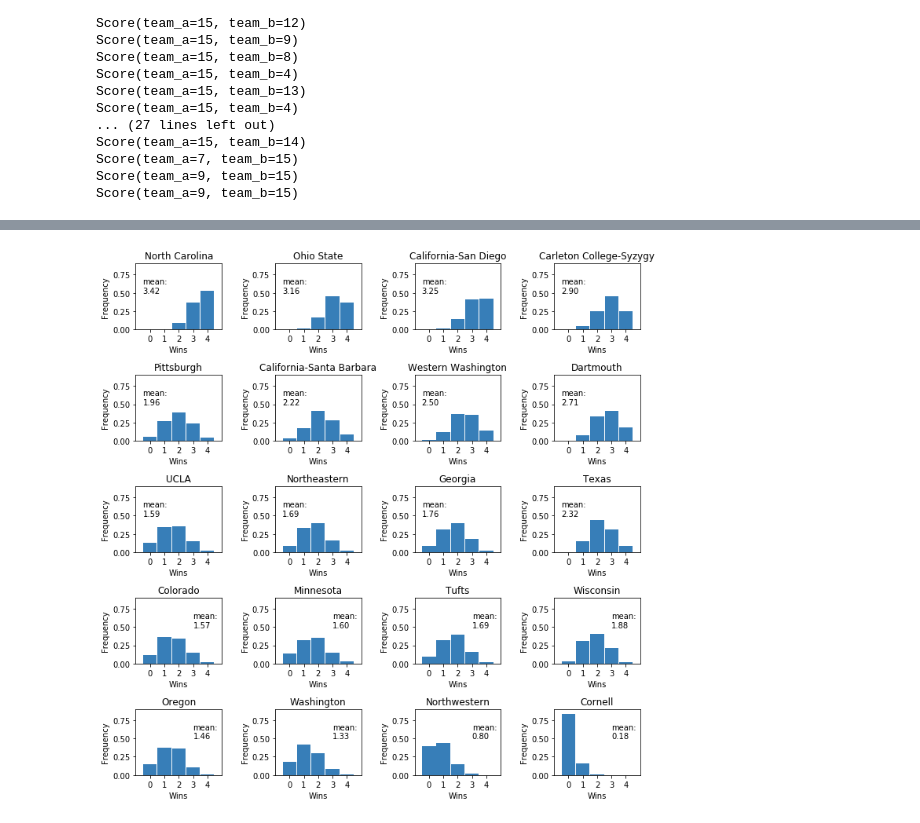
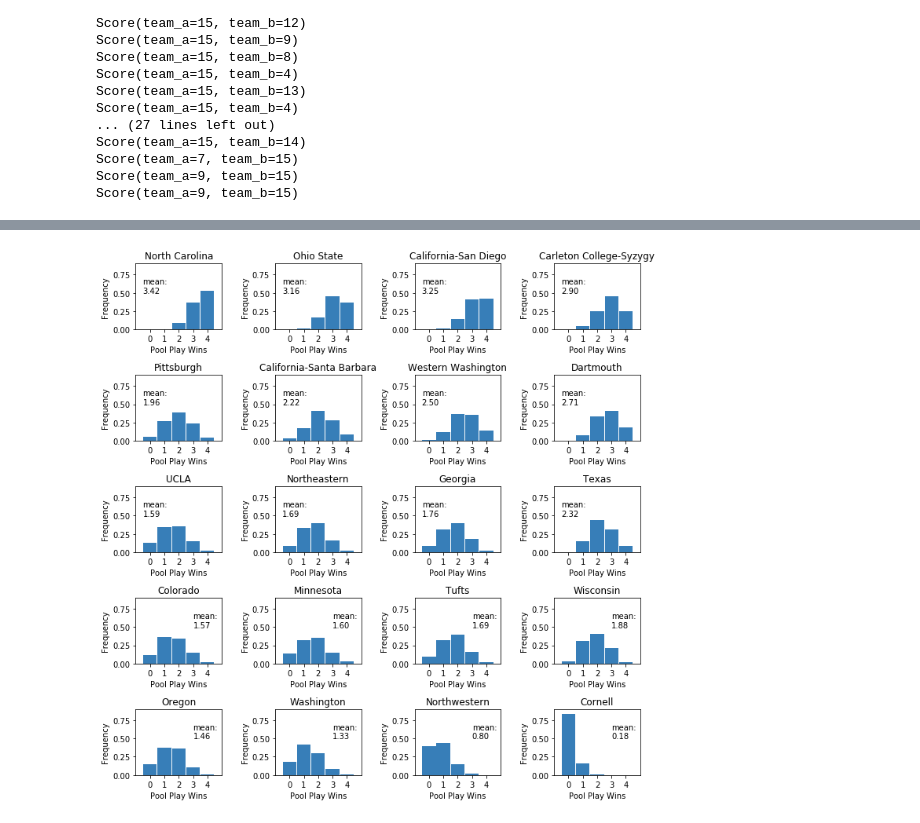
Before and after one commit to dwal3000/college-nationals, a Jupyter notebook: Simulate_Nationals_Outcomes.ipynb, the cells around one changed output, grey strips where cells are left out. Cells and saved outputs as stored; diff of their text form; code cells hidden in the pictures.

```diff
--- a/Simulate_Nationals_Outcomes.ipynb
+++ b/Simulate_Nationals_Outcomes.ipynb
@@ -952,6 +1084,6 @@ mens_tournament_results = simulate_multiple_tournaments(mens_pools, mens_team_ra
                                                         num_tournaments=num_simulations)
 # %%
 # Analyze women's outcomes
-womens_mean_results_grouped_by_team = womens_tournament_results.groupby('Team').agg(np.mean).sort_values(by='Wins', ascending=False)
+womens_mean_results_grouped_by_team = womens_tournament_results.groupby('Team').agg(np.mean).sort_values(by='Points', ascending=False)
 womens_mean_results_grouped_by_team
 # %% [output]
@@ -1010,14 +1142,20 @@ def count_outcomes_from_tournaments(tournament_results, teams):
     # Use value_counts to count each outcome
     win_counts = {}
     loss_counts = {}
+    poolplaywin_counts = {}
+    poolplayloss_counts = {}
     rank_counts = {}
+    poolplaypoint_counts = {}
     point_counts = {}
 
     for team in teams:
         win_counts[team]   = tournament_results[tournament_results['Team']==team]['Wins'].value_counts()
         loss_counts[team]  = tournament_results[tournament_results['Team']==team]['Losses'].value_counts()
+        poolplaywin_counts[team]   = tournament_results[tournament_results['Team']==team]['PoolPlayWins'].value_counts()
+        poolplayloss_counts[team]  = tournament_results[tournament_results['Team']==team]['PoolPlayLosses'].value_counts()
         rank_counts[team]  = tournament_results[tournament_results['Team']==team]['Rank'].value_counts()
         point_counts[team] = tournament_results[tournament_results['Team']==team]['Points'].value_counts()
+        poolplaypoint_counts[team] = tournament_results[tournament_results['Team']==team]['PoolPlayPoints'].value_counts()
 
         # For wins and losses, add dummmy values of 0 to fill out distribution
         for i in np.arange(0.0, teams_per_pool, 1.0):
@@ -1028,8 +1166,11 @@ def count_outcomes_from_tournaments(tournament_results, teams):
     outcome_counts = {}
     outcome_counts['Wins'] = win_counts
     outcome_counts['Losses'] = loss_counts
+    outcome_counts['PoolPlayWins'] = poolplaywin_counts
+    outcome_counts['PoolPlayLosses'] = poolplayloss_counts
     outcome_counts['Rank'] = rank_counts
     outcome_counts['Points'] = point_counts
+    outcome_counts['PoolPlayPoints'] = poolplaypoint_counts
 
     return outcome_counts
 # %%
@@ -1062,6 +1205,6 @@ def bar_plot_points_dist(teams, outcome_counts, mean_results_grouped_by_team):
     plt.show()
 # %%
 # Plot women's points distributions
-plt.rcParams.update({'font.size': 10})
-bar_plot_points_dist(womens_teams, womens_outcome_counts, womens_mean_results_grouped_by_team)
+bar_plot_points_dist(womens_teams, womens_outcome_counts, womens_mean_results_grouped_by_team, \
+                     full_ymax_teams=['Cornell'])
 # %% [output]
@@ -1074,5 +1217,5 @@ bar_plot_points_dist(mens_teams, mens_outcome_counts, mens_mean_results_grouped_
 # %%
-def bar_plot_wins_dist(teams, outcome_counts, mean_results_grouped_by_team, ymax=0.6):
+def bar_plot_poolplaywins_dist(teams, outcome_counts, mean_results_grouped_by_team, ymax=0.6):
     """
     Plot frequencies of each Wins outcome for each team.
     """
@@ -1083,25 +1226,25 @@ def bar_plot_wins_dist(teams, outcome_counts, mean_results_grouped_by_team, ymax
         plt.subplot(5,4,4*np.mod(i,5)+1 + np.floor(i/5.))
         color_val = 1#int(np.floor(i/5.))
         color_here = colors[color_val]
-        plt.bar(outcome_counts['Wins'][team].index.values, \
-                outcome_counts['Wins'][team].values/sum(outcome_counts['Wins'][team].values), \
+        plt.bar(outcome_counts['PoolPlayWins'][team].index.values, \
+                outcome_counts['PoolPlayWins'][team].values/sum(outcome_counts['PoolPlayWins'][team].values), \
                 width=0.95, color=color_here)
         if 4*np.mod(i,5)+1 + np.floor(i/5.) <= 12:
-            plt.text(-0.5, 0.55*ymax, 'mean:\n%0.2f' %mean_results_grouped_by_team[['Wins']].loc[team])
+            plt.text(-0.5, 0.55*ymax, 'mean:\n%0.2f' %mean_results_grouped_by_team[['PoolPlayWins']].loc[team])
         else:
-            plt.text(3., 0.55*ymax, 'mean:\n%0.2f' %mean_results_grouped_by_team[['Wins']].loc[team])
+            plt.text(3., 0.55*ymax, 'mean:\n%0.2f' %mean_results_grouped_by_team[['PoolPlayWins']].loc[team])
         plt.xlim((-1, 5))
         plt.ylim(top=ymax)
         plt.xticks(range(5))
         plt.ylabel('Frequency')
-        plt.xlabel('Wins')
+        plt.xlabel('Pool Play Wins')
         plt.title(team)
     plt.tight_layout()
     plt.show()
 # %%
-# Plot women's wins distributions
-bar_plot_wins_dist(womens_teams, womens_outcome_counts, womens_mean_results_grouped_by_team, ymax=0.9)
+# Plot women's pool play wins distributions
+bar_plot_poolplaywins_dist(womens_teams, womens_outcome_counts, womens_mean_results_grouped_by_team, ymax=0.9)
 # %% [output]
-[figure, old version]
+[figure, new version]
 # %%
 # Plot men's wins distributions
```
Also changed, not shown: parts of 33 cells of this notebook, 1 other file.
